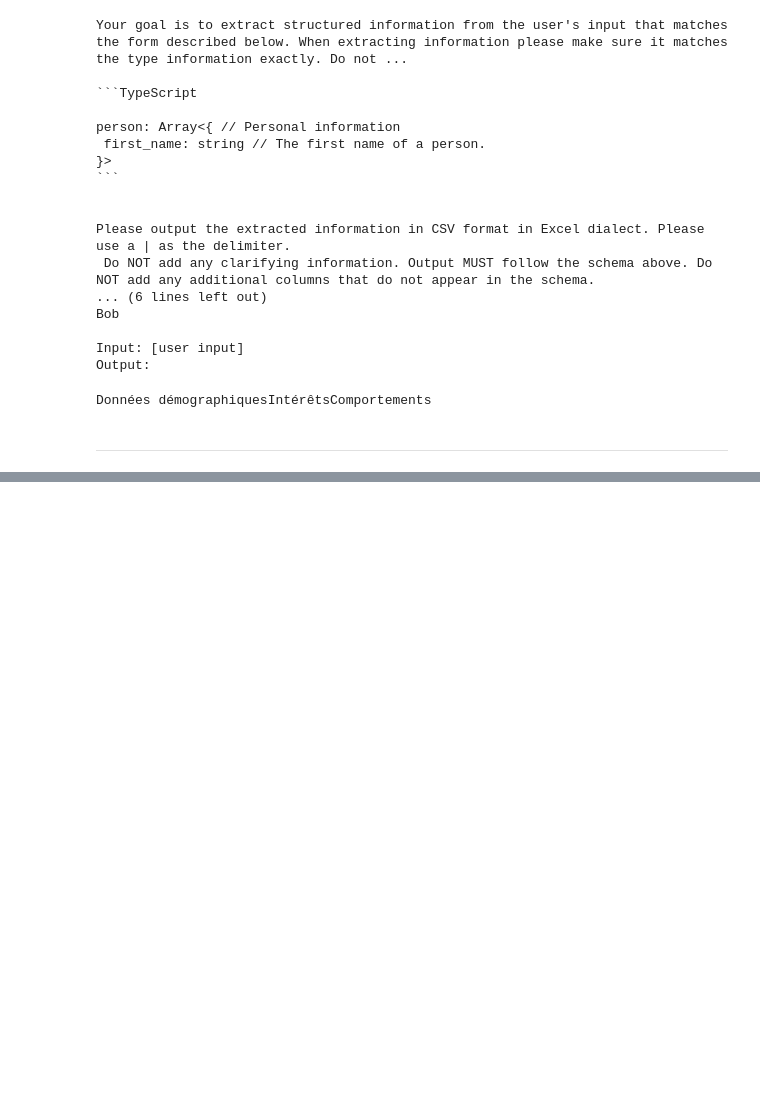
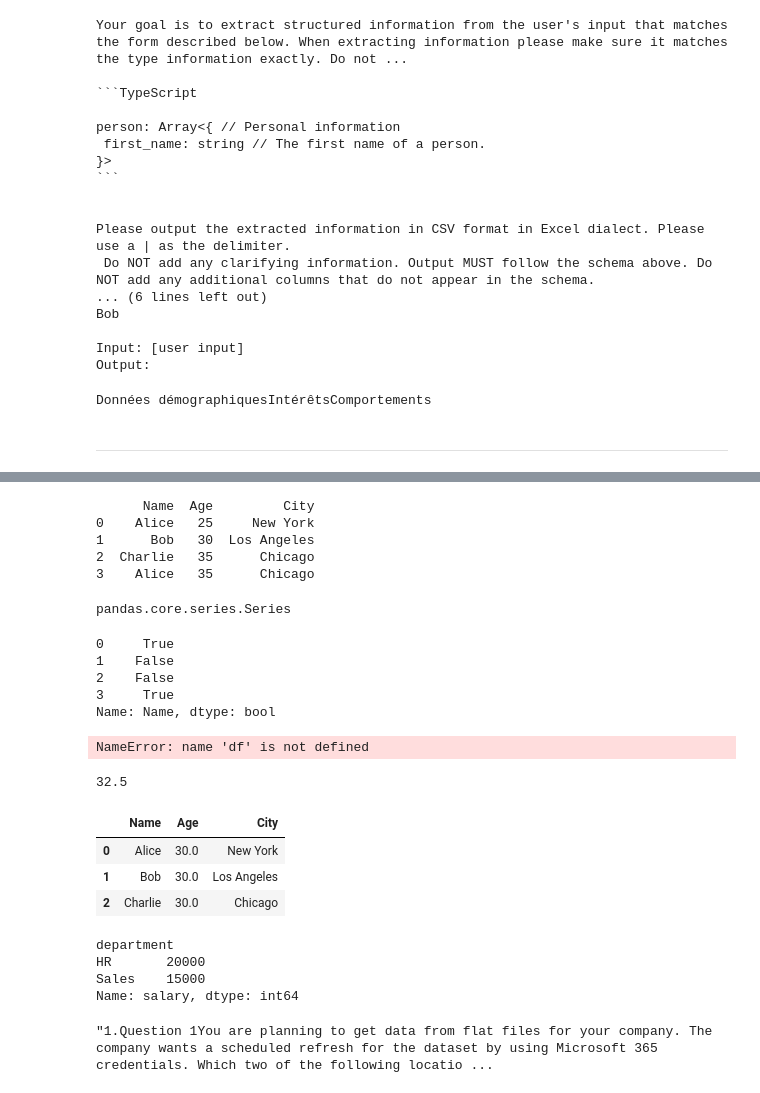
Before and after one commit to LougSE/upwork-market-analysis, a Jupyter notebook: market_analysis_main.ipynb, the cells around one changed output, grey strips where cells are left out. Drawn from its saved outputs; the diff is of its cells as text; code cells hidden in the pictures; blank space fills up the shorter version.

```diff
--- a/upwork_market_data_analysis.ipynb
+++ b/market_analysis_main.ipynb
@@ -669,0 +984,77 @@ Données démographiquesIntérêtsComportements
+# %%
+import pandas as pd
+
+# Creating a DataFrame
+data = {'Name': ['Alice', 'Bob', 'Charlie','Alice'],
+        'Age': [25, 30, 35, 35],
+        'City': ['New York', 'Los Angeles', 'Chicago', 'Chicago']}
+
+df = pd.DataFrame(data)
+
+print(df)
+# %% [output]
+      Name  Age         City
+0    Alice   25     New York
+1      Bob   30  Los Angeles
+2  Charlie   35      Chicago
+3    Alice   35      Chicago
+# %%
+#df[df["Name"]=="Alice"]
+type(df["Name"]=="Alice")
+# %% [output]
+pandas.core.series.Series
+# %%
+print(df["Name"]=="Alice")
+# %% [output]
+0     True
+1    False
+2    False
+3     True
+Name: Name, dtype: bool
+# %%
+df[df["Name"]=="Alice"]
+df["Age"].mean()
+# %% [output]
+NameError: name 'df' is not defined
+# %%
+df.Age.median()
+# %% [output]
+32.5
+# %%
+df['Age'] = df['Age'].median()
+# %%
+df
+# %% [output]
+|  | Name | Age | City |
+| 0 | Alice | 30.0 | New York |
+| 1 | Bob | 30.0 | Los Angeles |
+| 2 | Charlie | 30.0 | Chicago |
+# %%
+import pandas as pd
+
+# Sample data
+df = pd.DataFrame({
+    'employee_id': [1, 2, 3],
+    'department': ['Sales', 'HR', 'Sales'],
+    'salary': [10000, 20000, 15000]
+})
+
+# Find the highest salary per department
+highest_salary = df.groupby('department')['salary'].max()
+
+print(highest_salary)
+# %% [output]
+department
+HR       20000
+Sales    15000
+Name: salary, dtype: int64
+# %%
+#Clean HTML
+Text_to_clean = """"
+"""
+
+cleaned_text = cleanhtml(Text_to_clean)
+
+print(cleaned_text)
+# %% [output]
+"1.Question 1You are planning to get data from flat files for your company. The company wants a scheduled refresh for the dataset by using Microsoft 365 credentials. Which two of the following locatio ...
```
Also changed, not shown: parts of 28 cells of this notebook, 38 other files.
